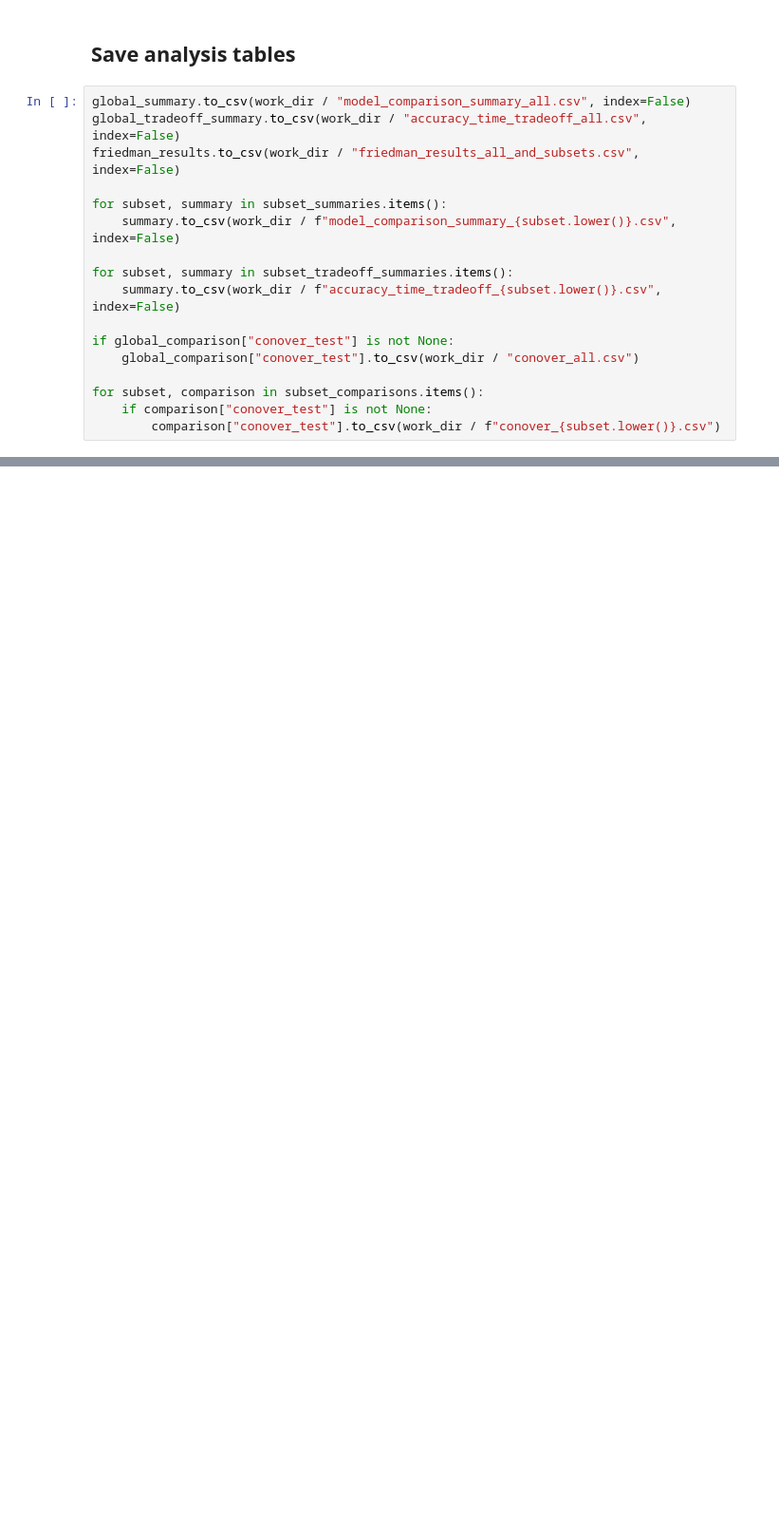
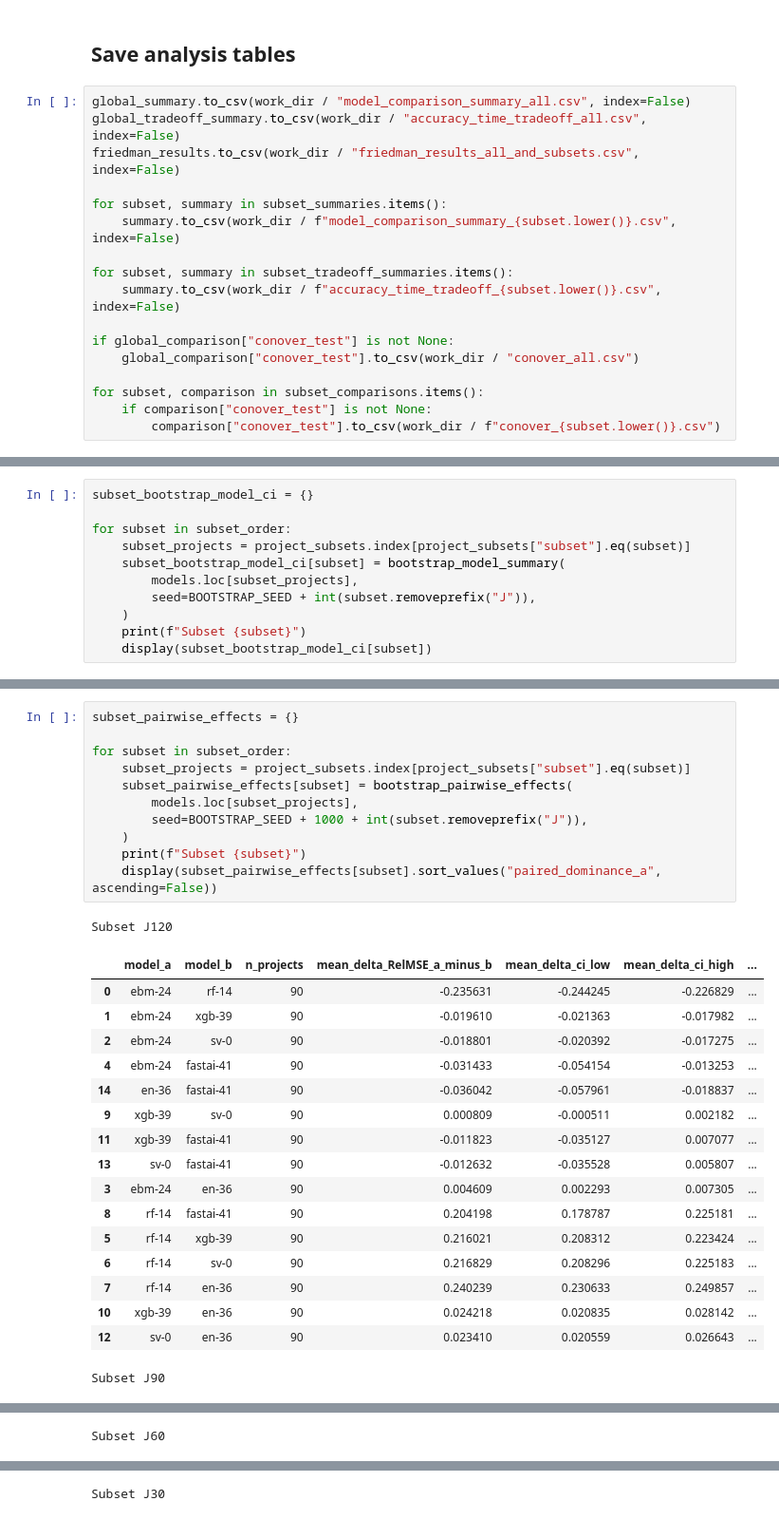
Before and after one commit to jismartin/GlassBoxEVM, a Jupyter notebook: model_evaluation.ipynb, the cells around one changed output, grey strips where cells are left out. Shown at 95% size. Saved outputs shown, nothing was run; the diff lists cells and outputs as text; blank space fills up the shorter version.

```diff
--- a/model_evaluation.ipynb
+++ b/model_evaluation.ipynb
@@ -544,0 +692,11 @@ for subset, comparison in subset_comparisons.items():
+# %%
+subset_bootstrap_model_ci = {}
+
+for subset in subset_order:
+    subset_projects = project_subsets.index[project_subsets["subset"].eq(subset)]
+    subset_bootstrap_model_ci[subset] = bootstrap_model_summary(
+        models.loc[subset_projects],
+        seed=BOOTSTRAP_SEED + int(subset.removeprefix("J")),
+    )
+    print(f"Subset {subset}")
+    display(subset_bootstrap_model_ci[subset])
@@ -544,0 +760,30 @@ for subset, comparison in subset_comparisons.items():
+# %%
+subset_pairwise_effects = {}
+
+for subset in subset_order:
+    subset_projects = project_subsets.index[project_subsets["subset"].eq(subset)]
+    subset_pairwise_effects[subset] = bootstrap_pairwise_effects(
+        models.loc[subset_projects],
+        seed=BOOTSTRAP_SEED + 1000 + int(subset.removeprefix("J")),
+    )
+    print(f"Subset {subset}")
+    display(subset_pairwise_effects[subset].sort_values("paired_dominance_a", ascending=False))
+# %% [output]
+Subset J120
+|  | model_a | model_b | n_projects | mean_delta_RelMSE_a_minus_b | mean_delta_ci_low | mean_delta_ci_high | ... |
+| 0 | ebm-24 | rf-14 | 90 | -0.235631 | -0.244245 | -0.226829 | ... |
+| 1 | ebm-24 | xgb-39 | 90 | -0.019610 | -0.021363 | -0.017982 | ... |
+| 2 | ebm-24 | sv-0 | 90 | -0.018801 | -0.020392 | -0.017275 | ... |
+| 4 | ebm-24 | fastai-41 | 90 | -0.031433 | -0.054154 | -0.013253 | ... |
+| 14 | en-36 | fastai-41 | 90 | -0.036042 | -0.057961 | -0.018837 | ... |
+| 9 | xgb-39 | sv-0 | 90 | 0.000809 | -0.000511 | 0.002182 | ... |
+| 11 | xgb-39 | fastai-41 | 90 | -0.011823 | -0.035127 | 0.007077 | ... |
+| 13 | sv-0 | fastai-41 | 90 | -0.012632 | -0.035528 | 0.005807 | ... |
+| 3 | ebm-24 | en-36 | 90 | 0.004609 | 0.002293 | 0.007305 | ... |
+| 8 | rf-14 | fastai-41 | 90 | 0.204198 | 0.178787 | 0.225181 | ... |
+| 5 | rf-14 | xgb-39 | 90 | 0.216021 | 0.208312 | 0.223424 | ... |
+| 6 | rf-14 | sv-0 | 90 | 0.216829 | 0.208296 | 0.225183 | ... |
+| 7 | rf-14 | en-36 | 90 | 0.240239 | 0.230633 | 0.249857 | ... |
+| 10 | xgb-39 | en-36 | 90 | 0.024218 | 0.020835 | 0.028142 | ... |
+| 12 | sv-0 | en-36 | 90 | 0.023410 | 0.020559 | 0.026643 | ... |
+Subset J90
@@ -544,0 +806 @@ for subset, comparison in subset_comparisons.items():
+Subset J60
@@ -544,0 +823 @@ for subset, comparison in subset_comparisons.items():
+Subset J30
```
Also changed, not shown: parts of 22 cells of this notebook, 22 other files.
